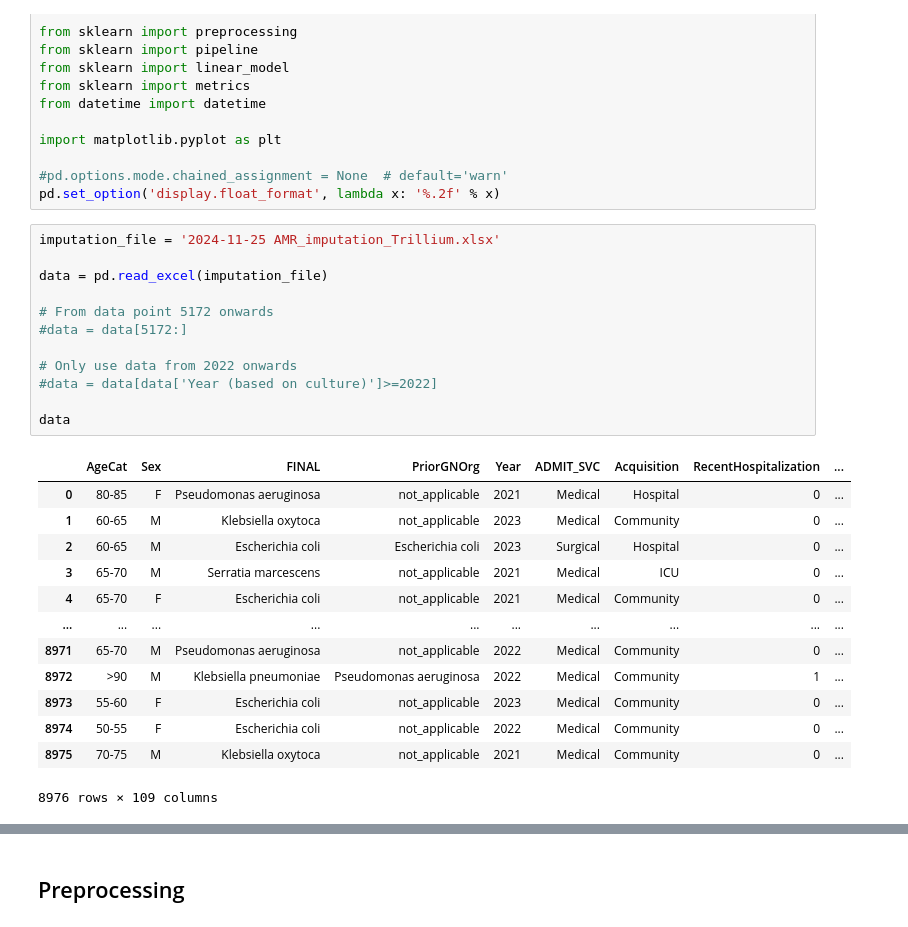
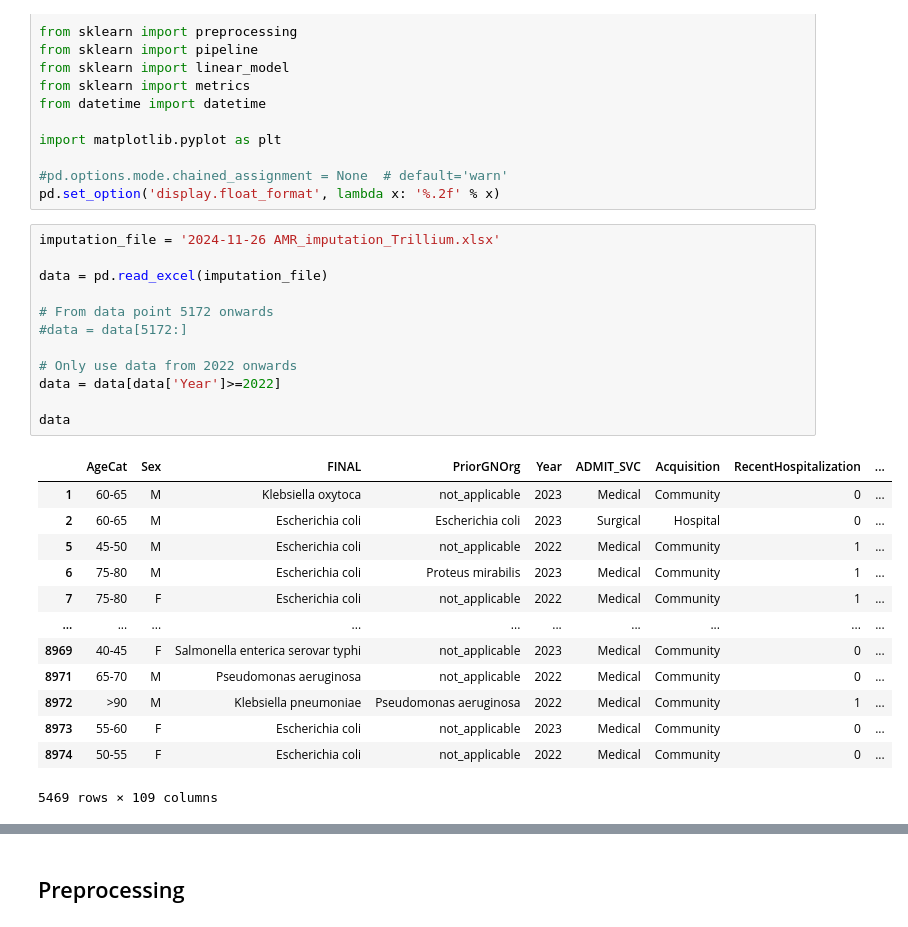
Before and after one commit to A-Garg/antibiotic-susceptibility, a Jupyter notebook: regression_Trillium.ipynb, the cells around one changed output, grey strips where cells are left out. Drawn from its saved outputs; the diff is of its cells as text.

```diff
--- a/regression_Trillium.ipynb
+++ b/regression_Trillium.ipynb
@@ -26,31 +26,31 @@ import matplotlib.pyplot as plt
 #pd.options.mode.chained_assignment = None  # default='warn'
 pd.set_option('display.float_format', lambda x: '%.2f' % x)
 # %%
-imputation_file = '2024-11-25 AMR_imputation_Trillium.xlsx'
+imputation_file = '2024-11-26 AMR_imputation_Trillium.xlsx'
 
 data = pd.read_excel(imputation_file)
 
 # From data point 5172 onwards
 #data = data[5172:]
 
 # Only use data from 2022 onwards
-#data = data[data['Year (based on culture)']>=2022]
+data = data[data['Year']>=2022]
 
 data
 # %% [output]
 |  | AgeCat | Sex | FINAL | PriorGNOrg | Year | ADMIT_SVC | Acquisition | RecentHospitalization | ... |
-| 0 | 80-85 | F | Pseudomonas aeruginosa | not_applicable | 2021 | Medical | Hospital | 0 | ... |
 | 1 | 60-65 | M | Klebsiella oxytoca | not_applicable | 2023 | Medical | Community | 0 | ... |
 | 2 | 60-65 | M | Escherichia coli | Escherichia coli | 2023 | Surgical | Hospital | 0 | ... |
-| 3 | 65-70 | M | Serratia marcescens | not_applicable | 2021 | Medical | ICU | 0 | ... |
-| 4 | 65-70 | F | Escherichia coli | not_applicable | 2021 | Medical | Community | 0 | ... |
+| 5 | 45-50 | M | Escherichia coli | not_applicable | 2022 | Medical | Community | 1 | ... |
+| 6 | 75-80 | M | Escherichia coli | Proteus mirabilis | 2023 | Medical | Community | 1 | ... |
+| 7 | 75-80 | F | Escherichia coli | not_applicable | 2022 | Medical | Community | 1 | ... |
 | ... | ... | ... | ... | ... | ... | ... | ... | ... | ... |
+| 8969 | 40-45 | F | Salmonella enterica serovar typhi | not_applicable | 2023 | Medical | Community | 0 | ... |
 | 8971 | 65-70 | M | Pseudomonas aeruginosa | not_applicable | 2022 | Medical | Community | 0 | ... |
 | 8972 | >90 | M | Klebsiella pneumoniae | Pseudomonas aeruginosa | 2022 | Medical | Community | 1 | ... |
 | 8973 | 55-60 | F | Escherichia coli | not_applicable | 2023 | Medical | Community | 0 | ... |
 | 8974 | 50-55 | F | Escherichia coli | not_applicable | 2022 | Medical | Community | 0 | ... |
-| 8975 | 70-75 | M | Klebsiella oxytoca | not_applicable | 2021 | Medical | Community | 0 | ... |
-8976 rows × 109 columns
+5469 rows × 109 columns
 # %%
 # List of output antibiotics
 output_antibiotics = ['Penicillin_FINAL_imp','Amoxiclav_FINAL_imp','Ampicillin_FINAL_imp','Cloxacillin_FINAL_imp','Piptaz_FINAL_imp','Cefazolin_FINAL_imp','Ceftriaxone_FINAL_imp','Ceftazidime_FINAL_imp','Ertapenem_FINAL_imp','Meropenem_FINAL_imp','Ciprofloxacin_FINAL_imp','Levofloxacin_FINAL_imp','Moxifloxacin_FINAL_imp','Daptomycin_FINAL_imp','Vancomycin_FINAL_imp','Linezolid_FINAL_imp','Amikacin_FINAL_imp','Tobramycin_FINAL_imp','Gentamicin_FINAL_imp','Clindamycin_FINAL_imp','Doxycycline_FINAL_imp','Erythromycin_FINAL_imp','TMPSMX_FINAL_imp']
```
Also changed, not shown: parts of 4 cells of this notebook, 1 other file.
